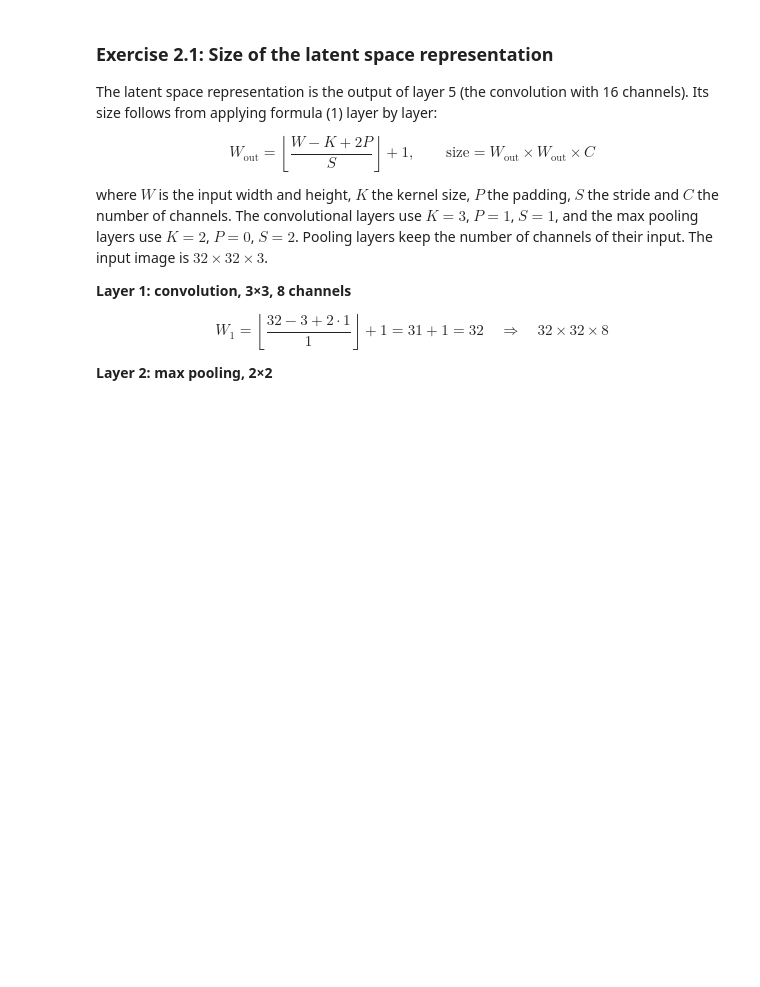
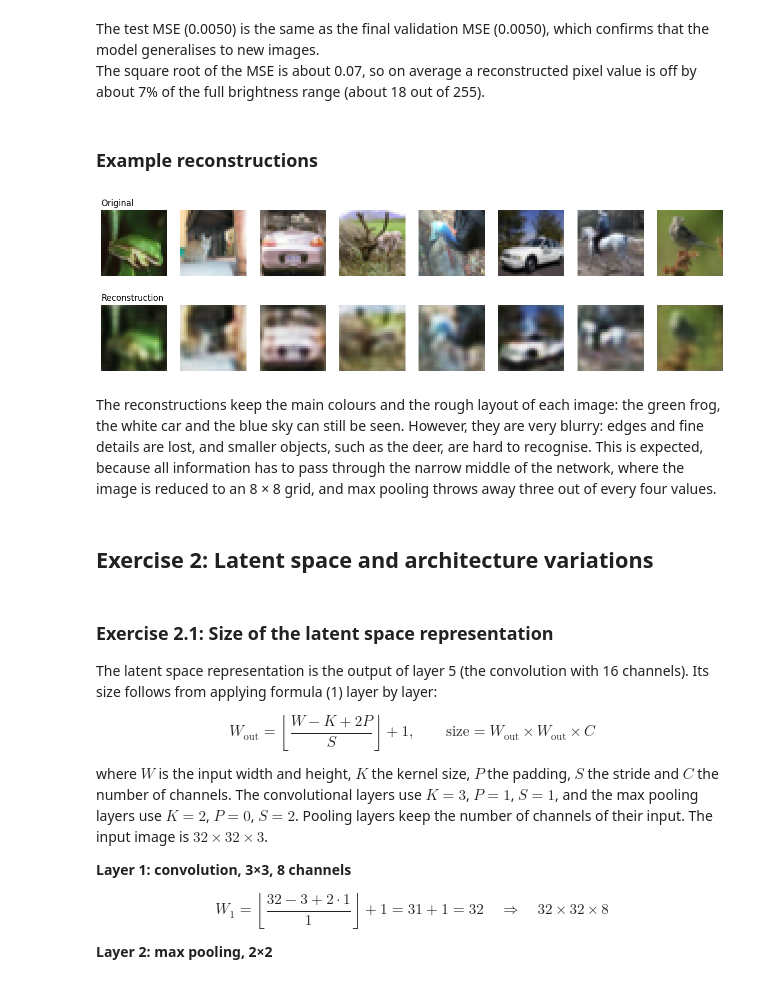
Before and after one commit to jeyjeyt/assignment-2-ACML, a Jupyter notebook: CAE_Group4.ipynb, the cells around one changed output. Saved outputs shown, nothing was run; the diff lists cells and outputs as text; code cells hidden in the pictures; blank space fills up the shorter version.

```diff
--- a/CAE.ipynb
+++ b/CAE_Group4.ipynb
@@ -131,3 +198,31 @@ Test MSE: 0.00497831404209137
+# %% [markdown]
+The test MSE (0.0050) is the same as the final validation MSE (0.0050), which confirms that the model generalises to new images.
+The square root of the MSE is about 0.07, so on average a reconstructed pixel value is off by about 7% of the full brightness range (about 18 out of 255).
+# %% [markdown]
+### Example reconstructions
+# %%
+# original test images (top) and their reconstructions by the autoencoder (bottom)
+n = 8
+reconstructed = model.predict(x_test[:n], verbose=0)
+
+plt.figure(figsize=(2 * n, 4.5))
+for i in range(n):
+    plt.subplot(2, n, i + 1)
+    plt.imshow(x_test[i])
+    plt.axis("off")
+    if i == 0: plt.title("Original", loc="left")
+
+    plt.subplot(2, n, n + i + 1)
+    plt.imshow(reconstructed[i])
+    plt.axis("off")
+    if i == 0: plt.title("Reconstruction", loc="left")
+plt.show()
+# %% [output]
+[figure, added]
+# %% [markdown]
+The reconstructions keep the main colours and the rough layout of each image: the green frog, the white car and the blue sky can still be seen. However, they are very blurry: edges and fine details are lost, and smaller objects, such as the deer, are hard to recognise. This is expected, because all information has to pass through the narrow middle of the network, where the image is reduced to an 8 × 8 grid, and max pooling throws away three out of every four values.
+# %% [markdown]
+## Exercise 2: Latent space and architecture variations
 # %% [markdown]
 ### Exercise 2.1: Size of the latent space representation
 
```
Also changed, not shown: parts of 58 cells of this notebook, 2 other files.
